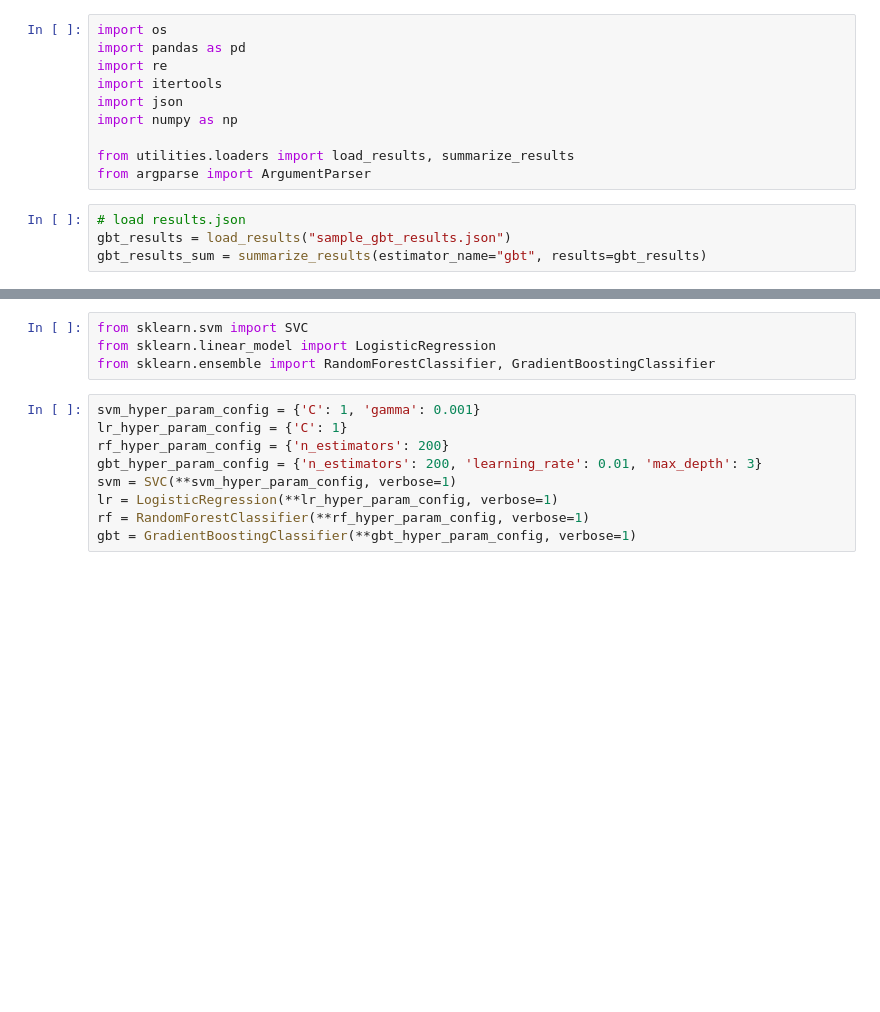
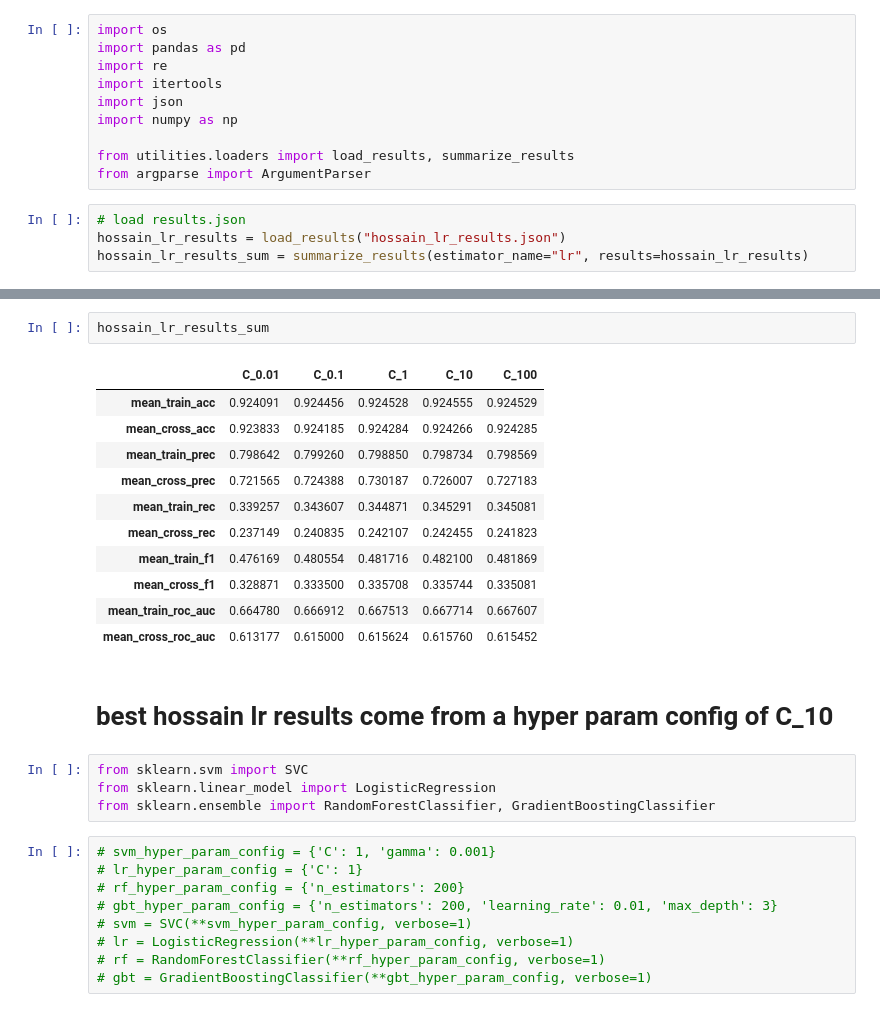
Before and after one commit to 08Aristodemus24/thesis-writing-1, a Jupyter notebook: server-side/modelling/summarization.ipynb, the cells around one changed output, grey strips where cells are left out. Cells and saved outputs as stored; diff of their text form; blank space fills up the shorter version.

```diff
--- a/server-side/modelling/summarization.ipynb
+++ b/server-side/modelling/summarization.ipynb
@@ -10,5 +10,5 @@ from utilities.loaders import load_results, summarize_results
 from argparse import ArgumentParser
 # %%
 # load results.json
-gbt_results = load_results("sample_gbt_results.json")
-gbt_results_sum = summarize_results(estimator_name="gbt", results=gbt_results)
+hossain_lr_results = load_results("hossain_lr_results.json")
+hossain_lr_results_sum = summarize_results(estimator_name="lr", results=hossain_lr_results)
@@ -51,13 +35,29 @@ lstm_svm_results_sum
+# %%
+hossain_lr_results_sum
+# %% [output]
+|  | C_0.01 | C_0.1 | C_1 | C_10 | C_100 |
+| mean_train_acc | 0.924091 | 0.924456 | 0.924528 | 0.924555 | 0.924529 |
+| mean_cross_acc | 0.923833 | 0.924185 | 0.924284 | 0.924266 | 0.924285 |
+| mean_train_prec | 0.798642 | 0.799260 | 0.798850 | 0.798734 | 0.798569 |
+| mean_cross_prec | 0.721565 | 0.724388 | 0.730187 | 0.726007 | 0.727183 |
+| mean_train_rec | 0.339257 | 0.343607 | 0.344871 | 0.345291 | 0.345081 |
+| mean_cross_rec | 0.237149 | 0.240835 | 0.242107 | 0.242455 | 0.241823 |
+| mean_train_f1 | 0.476169 | 0.480554 | 0.481716 | 0.482100 | 0.481869 |
+| mean_cross_f1 | 0.328871 | 0.333500 | 0.335708 | 0.335744 | 0.335081 |
+| mean_train_roc_auc | 0.664780 | 0.666912 | 0.667513 | 0.667714 | 0.667607 |
+| mean_cross_roc_auc | 0.613177 | 0.615000 | 0.615624 | 0.615760 | 0.615452 |
+# %% [markdown]
+# best hossain lr results come from a hyper param config of C_10
 # %%
 from sklearn.svm import SVC
 from sklearn.linear_model import LogisticRegression
 from sklearn.ensemble import RandomForestClassifier, GradientBoostingClassifier
 # %%
-svm_hyper_param_config = {'C': 1, 'gamma': 0.001}
-lr_hyper_param_config = {'C': 1}
-rf_hyper_param_config = {'n_estimators': 200}
-gbt_hyper_param_config = {'n_estimators': 200, 'learning_rate': 0.01, 'max_depth': 3}
-svm = SVC(**svm_hyper_param_config, verbose=1)
-lr = LogisticRegression(**lr_hyper_param_config, verbose=1)
-rf = RandomForestClassifier(**rf_hyper_param_config, verbose=1)
-gbt = GradientBoostingClassifier(**gbt_hyper_param_config, verbose=1)
+# svm_hyper_param_config = {'C': 1, 'gamma': 0.001}
+# lr_hyper_param_config = {'C': 1}
+# rf_hyper_param_config = {'n_estimators': 200}
+# gbt_hyper_param_config = {'n_estimators': 200, 'learning_rate': 0.01, 'max_depth': 3}
+# svm = SVC(**svm_hyper_param_config, verbose=1)
+# lr = LogisticRegression(**lr_hyper_param_config, verbose=1)
+# rf = RandomForestClassifier(**rf_hyper_param_config, verbose=1)
+# gbt = GradientBoostingClassifier(**gbt_hyper_param_config, verbose=1)
```
Also changed, not shown: parts of 5 cells of this notebook, 7 other files.
